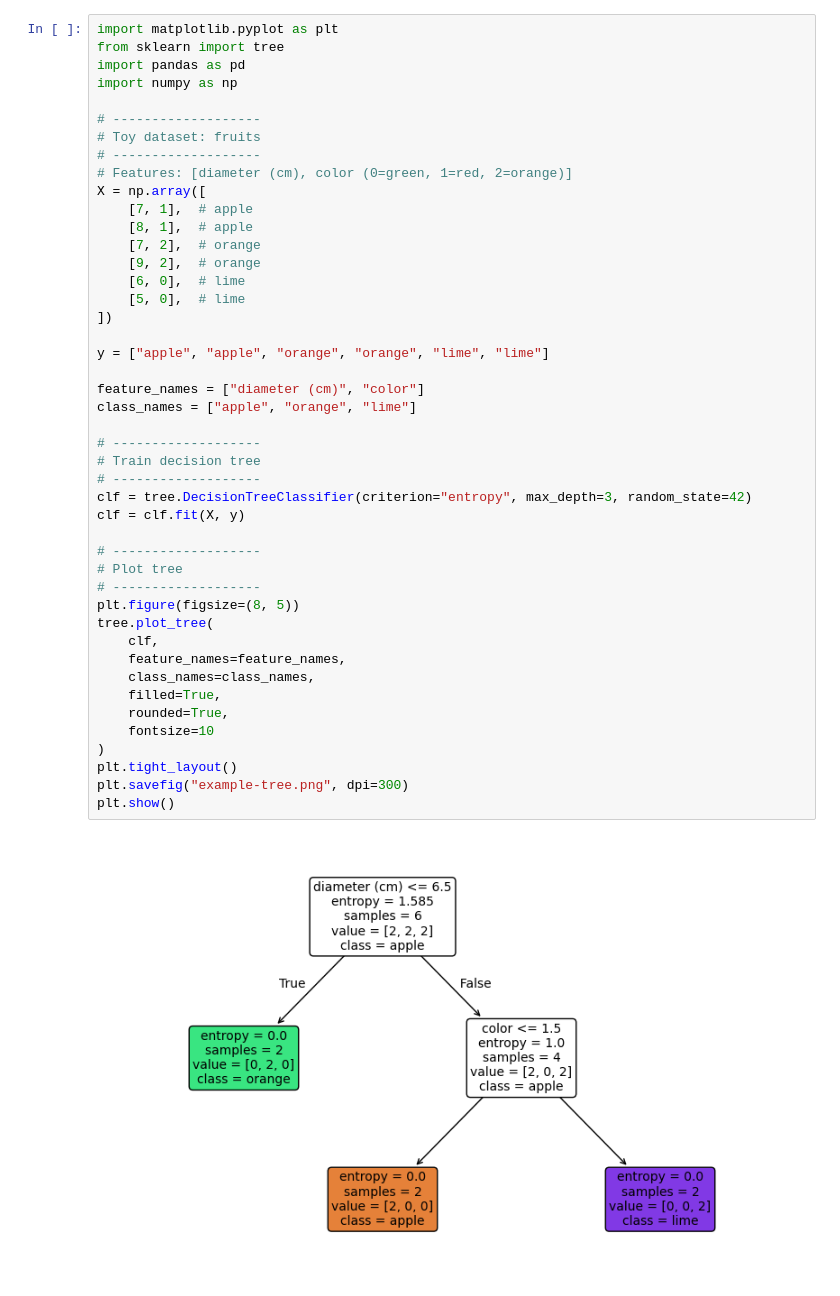
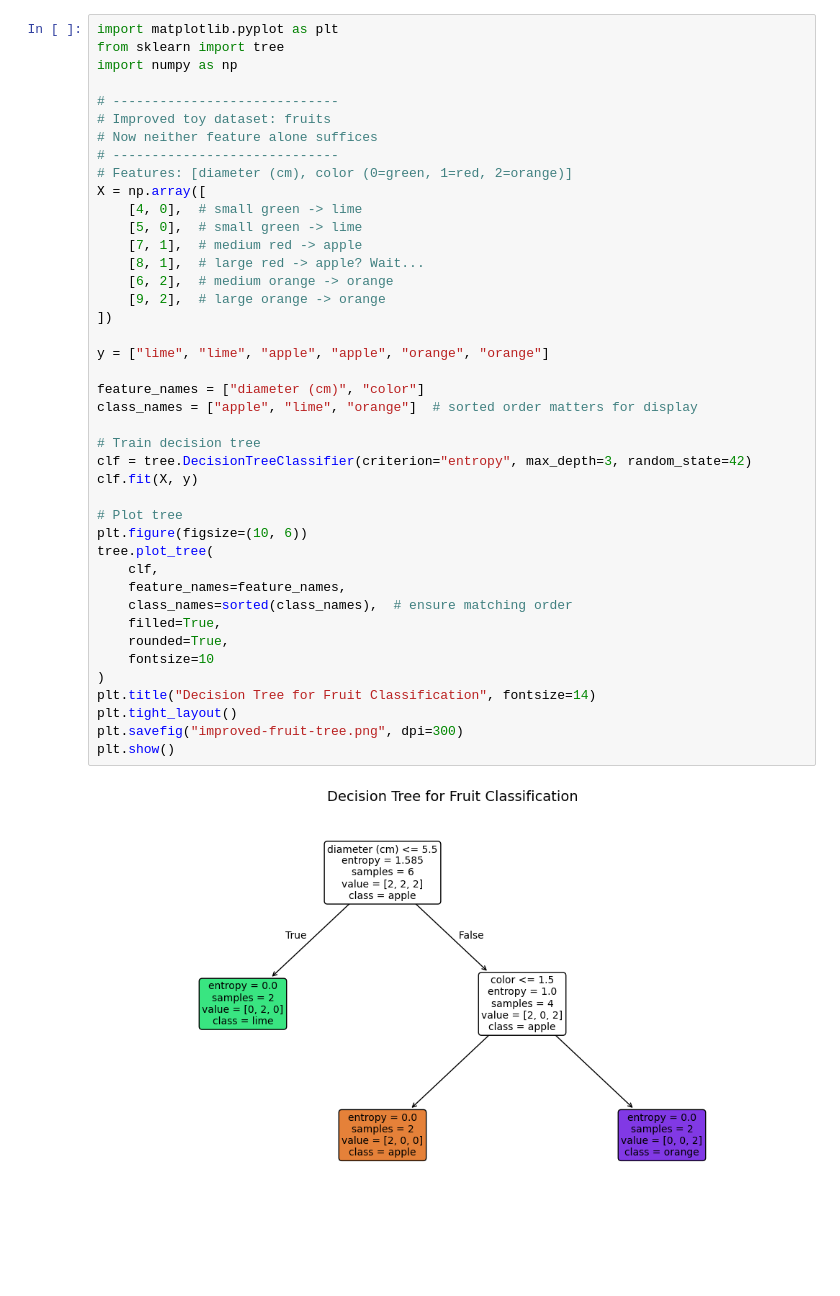
Before and after one commit to Mechanics-Mechatronics-and-Robotics/ML-2025a, a Jupyter notebook: Week_04/Week_04_Hands_on_Tree.ipynb, the cells around one changed output. Saved outputs shown, nothing was run; the diff lists cells and outputs as text; blank space fills up the shorter version.

```diff
--- a/Week_04/Week_04_Hands_on_Tree.ipynb
+++ b/Week_04/Week_04_Hands_on_Tree.ipynb
@@ -3,47 +3,44 @@
 # %%
 import matplotlib.pyplot as plt
 from sklearn import tree
-import pandas as pd
 import numpy as np
 
-# -------------------
-# Toy dataset: fruits
-# -------------------
+# -----------------------------
+# Improved toy dataset: fruits
+# Now neither feature alone suffices
+# -----------------------------
 # Features: [diameter (cm), color (0=green, 1=red, 2=orange)]
 X = np.array([
-    [7, 1],  # apple
-    [8, 1],  # apple
-    [7, 2],  # orange
-    [9, 2],  # orange
-    [6, 0],  # lime
-    [5, 0],  # lime
+    [4, 0],  # small green -> lime
+    [5, 0],  # small green -> lime
+    [7, 1],  # medium red -> apple
+    [8, 1],  # large red -> apple? Wait...
+    [6, 2],  # medium orange -> orange
+    [9, 2],  # large orange -> orange
 ])
 
-y = ["apple", "apple", "orange", "orange", "lime", "lime"]
+y = ["lime", "lime", "apple", "apple", "orange", "orange"]
 
 feature_names = ["diameter (cm)", "color"]
-class_names = ["apple", "orange", "lime"]
+class_names = ["apple", "lime", "orange"]  # sorted order matters for display
 
-# -------------------
 # Train decision tree
-# -------------------
 clf = tree.DecisionTreeClassifier(criterion="entropy", max_depth=3, random_state=42)
-clf = clf.fit(X, y)
+clf.fit(X, y)
 
-# -------------------
 # Plot tree
-# -------------------
-plt.figure(figsize=(8, 5))
+plt.figure(figsize=(10, 6))
 tree.plot_tree(
     clf,
     feature_names=feature_names,
-    class_names=class_names,
+    class_names=sorted(class_names),  # ensure matching order
     filled=True,
     rounded=True,
     fontsize=10
 )
+plt.title("Decision Tree for Fruit Classification", fontsize=14)
 plt.tight_layout()
-plt.savefig("example-tree.png", dpi=300)
+plt.savefig("improved-fruit-tree.png", dpi=300)
 plt.show()
 # %% [output]
-[figure, old version]
+[figure, new version]
```
Also changed, not shown: parts of 1 cell of this notebook.
